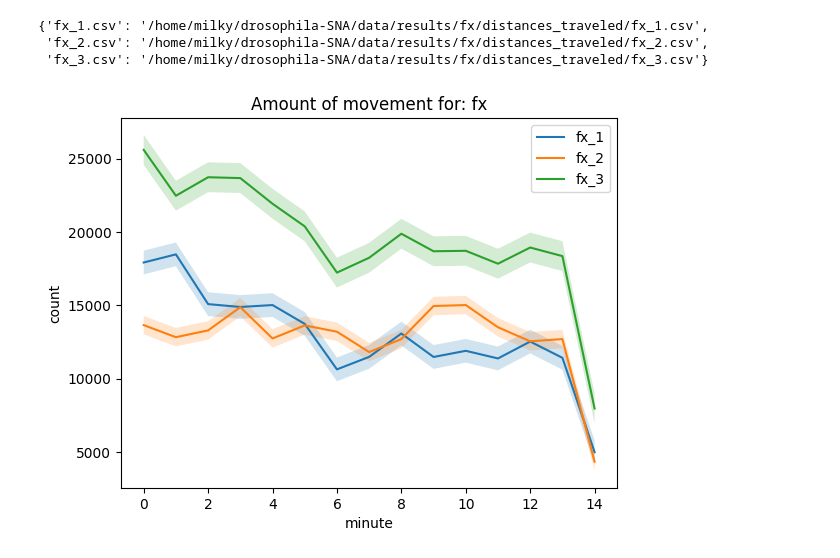
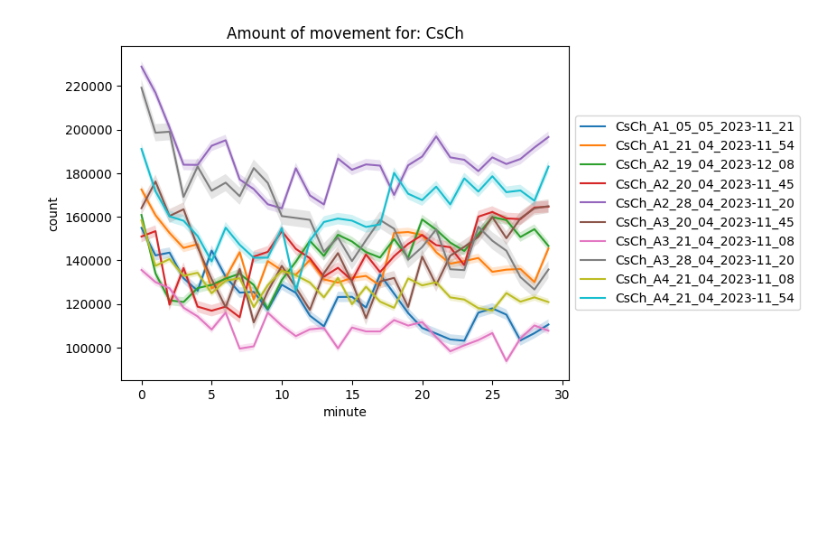
Before and after one commit to milanXpetrovic/drosophila-social-network-analysis, a Jupyter notebook: notebooks/fly_distance_traveled.ipynb, the cells around one changed output. Drawn from its saved outputs; the diff is of its cells as text; code cells hidden in the pictures; blank space fills up the shorter version.

```diff
--- a/notebooks/fly_distance_traveled.ipynb
+++ b/notebooks/fly_distance_traveled.ipynb
@@ -1,45 +1,36 @@
 # %%
 import os
 import json
 import numpy as np
 import pandas as pd
 import networkx as nx
 import matplotlib.pyplot as plt
 
 from src import settings
 from src.utils import fileio, graph_utils
 
+TREATMENT = "CsCh"
+
 INPUT_DIR = SCRIPT_OUTPUT = os.path.join(
-    settings.RESULTS_DIR, settings.TREATMENT, "distances_traveled"
+    settings.RESULTS_DIR,TREATMENT, "distances_traveled"
 )
 distances = fileio.load_files_from_folder(INPUT_DIR, ".csv", n_sort=True)
-distances
+
+for group_name, group_path in distances.items():
+    df = pd.read_csv(group_path, index_col=0)
+    df_grouped = df.groupby(df.index // 1440).sum()
+    df_grouped['total_movement'] = df_grouped.sum(axis=1)
+    sem = np.std(df_grouped['total_movement']) / np.sqrt(len(df_grouped['total_movement']))
+    group_name_without_ext = group_name.split('.')[0]
+
+    plt.plot(df_grouped.index, df_grouped['total_movement'], label=group_name_without_ext)
+    plt.fill_between(df_grouped.index, df_grouped['total_movement']-sem, df_grouped['total_movement']+sem, alpha=0.2)
+    plt.legend(loc='center left', bbox_to_anchor=(1, 0.5))
+
+
+plt.title(f"Amount of movement for: {TREATMENT}")
+plt.xlabel("minute")
+plt.ylabel("count")
+plt.show()
 # %% [output]
-{'fx_1.csv': '/home/milky/drosophila-SNA/data/results/fx/distances_traveled/fx_1.csv',
- 'fx_2.csv': '/home/milky/drosophila-SNA/data/results/fx/distances_traveled/fx_2.csv',
- 'fx_3.csv': '/home/milky/drosophila-SNA/data/results/fx/distances_traveled/fx_3.csv'}
+[figure, added]
-# %%
-for group_name, group_path in distances.items():
-    df = pd.read_csv(group_path, index_col=0)
-    df_grouped = df.groupby(df.index // 1000).sum()
-
-    # Calculate the total amount of movement for each one-minute period
-    df_grouped['total_movement'] = df_grouped.sum(axis=1)
-
-    # Calculate the standard error of the mean for the total movement values
-    sem = np.std(df_grouped['total_movement']) / np.sqrt(len(df_grouped['total_movement']))
-
-    # Get the group name without the .csv extension
-    group_name_without_ext = group_name.split('.')[0]
-
-    # Plot the total movement values and the SEM as line graphs
-    plt.plot(df_grouped.index, df_grouped['total_movement'], label=group_name_without_ext)
-    plt.fill_between(df_grouped.index, df_grouped['total_movement']-sem, df_grouped['total_movement']+sem, alpha=0.2)
-    plt.legend()
-
-plt.title(f"Amount of movement for: {settings.TREATMENT}")
-plt.xlabel("minute")
-plt.ylabel("count")
-plt.show()
-# %% [output]
-[figure, removed]
```
Also changed, not shown: parts of 1 cell of this notebook, 18 other files.
